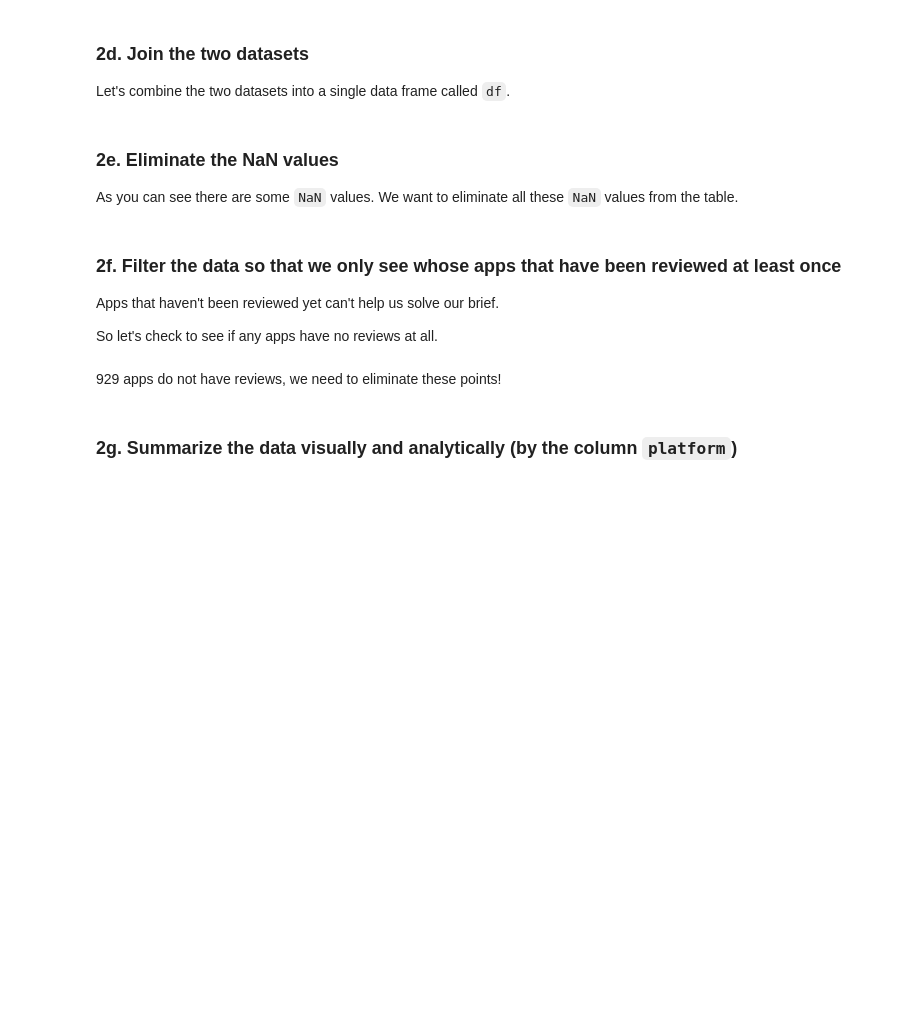
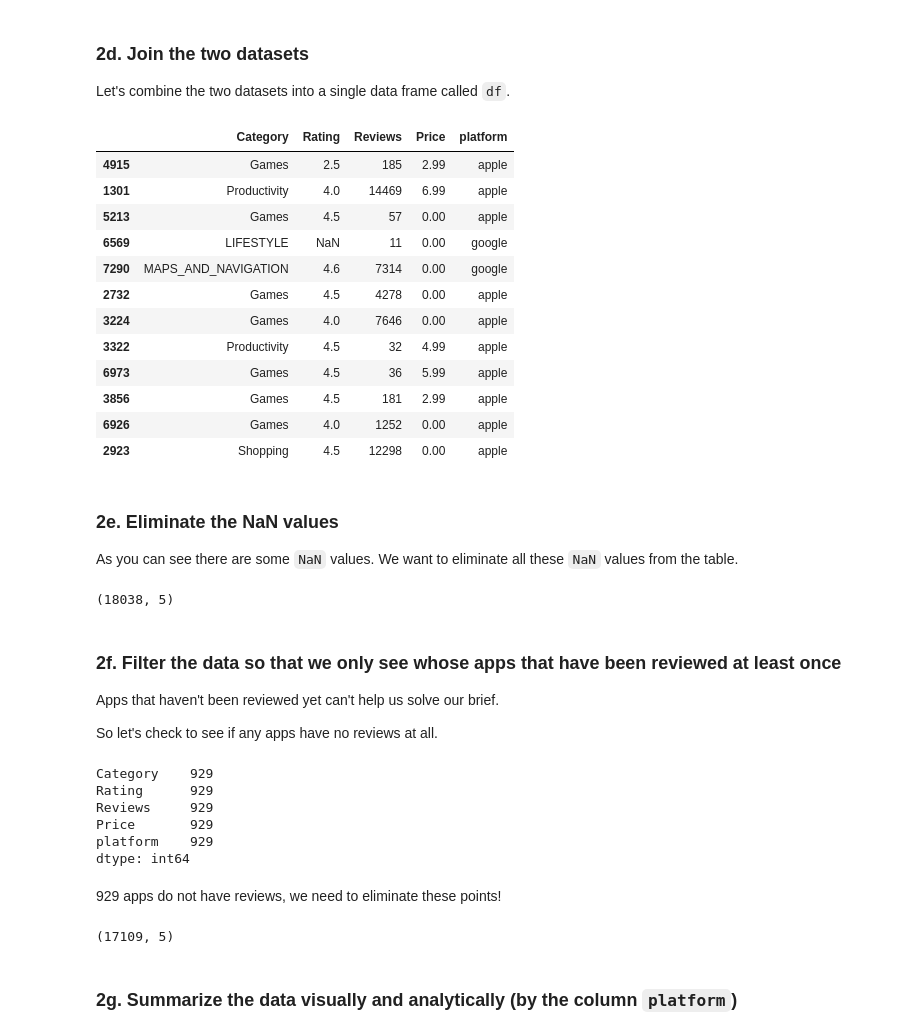
Before and after one commit to AaronCarney/Integrating-Apps, a Jupyter notebook: Project Files/Springboard Apps project - Tier 3 - Complete.ipynb, the cells around one changed output. Cells and saved outputs as stored; diff of their text form; code cells hidden in the pictures; blank space fills up the shorter version.

```diff
--- a/Project Files/Springboard Apps project - Tier 3 - Complete.ipynb
+++ b/Project Files/Springboard Apps project - Tier 3 - Complete.ipynb
@@ -189,6 +252,6 @@ _ _ _
 Notice that the column `Reviews` is still an object column. We actually need this column to be a numeric column, too.
 # %%
 # Convert the 'Reviews' column to a numeric data type.
-_ _ _
+Google_sub3.loc['Reviews'] = pd.to_numeric(Google_sub3['Reviews'], downcast='integer')
 # %%
 # Let's check the data types of Google again
@@ -198,6 +267,11 @@ _ _ _
 Let's add a new column to both dataframe objects called `platform`: all of its values in the Google dataframe will be just 'google', and all of its values for the Apple dataframe will be just 'apple'.
 
 The reason we're making this column is so that we can ultimately join our Apple and Google data together, and actually test out some hypotheses to solve the problem in our brief.
+# %%
+# The sub versions have been giving issues with red cells so:
+
+Google = Google_sub3
+Apple = Apple_sub
 # %%
 # Create a column called 'platform' in both the Apple and Google dataframes.
 # Add the value 'apple' and the value 'google' as appropriate.
@@ -227,23 +302,39 @@ _ _ _
 Let's combine the two datasets into a single data frame called `df`.
 # %%
 # Let's use the append() method to append Apple to Google.
-_ _ _
+Google = Google.append(Apple)
 
 # Using the sample() method with the number 12 passed to it, check 12 random points of your dataset.
-_ _ _
+Google.sample(12)
+# %% [output]
+|  | Category | Rating | Reviews | Price | platform |
+| 4915 | Games | 2.5 | 185 | 2.99 | apple |
+| 1301 | Productivity | 4.0 | 14469 | 6.99 | apple |
+| 5213 | Games | 4.5 | 57 | 0.00 | apple |
+| 6569 | LIFESTYLE | NaN | 11 | 0.00 | google |
+| 7290 | MAPS_AND_NAVIGATION | 4.6 | 7314 | 0.00 | google |
+| 2732 | Games | 4.5 | 4278 | 0.00 | apple |
+| 3224 | Games | 4.0 | 7646 | 0.00 | apple |
+| 3322 | Productivity | 4.5 | 32 | 4.99 | apple |
+| 6973 | Games | 4.5 | 36 | 5.99 | apple |
+| 3856 | Games | 4.5 | 181 | 2.99 | apple |
+| 6926 | Games | 4.0 | 1252 | 0.00 | apple |
+| 2923 | Shopping | 4.5 | 12298 | 0.00 | apple |
 # %% [markdown]
 ### 2e. Eliminate the NaN values
 
 As you can see there are some `NaN` values. We want to eliminate all these `NaN` values from the table.
 # %%
 # Lets check first the dimesions of df before droping `NaN` values. Use the .shape feature.
-_ _ _
+Google.shape
 
 # Use the dropna() method to eliminate all the NaN values, and overwrite the same dataframe with the result.
-_ _ _
+Google.dropna()
 
 # Check the new dimesions of our dataframe.
-_ _ _
+Google.shape
+# %% [output]
+(18038, 5)
 # %% [markdown]
 ### 2f. Filter the data so that we only see whose apps that have been reviewed at least once
 
@@ -253,12 +344,22 @@ So let's check to see if any apps have no reviews at all.
 # %%
 # Subset your df to pick out just those rows whose value for 'Reviews' is equal to 0.
 # Do a count() on the result.
-_ _ _
+Google[Google['Reviews'] == 0].count()
+# %% [output]
+Category    929
+Rating      929
+Reviews     929
+Price       929
+platform    929
+dtype: int64
 # %% [markdown]
 929 apps do not have reviews, we need to eliminate these points!
 # %%
 # Eliminate the points that have 0 reviews.
-_ _ _
+Google = Google[Google['Reviews'] != 0]
+Google.shape
+# %% [output]
+(17109, 5)
 # %% [markdown]
 ### 2g. Summarize the data visually and analytically (by the column `platform`)
 # %% [markdown]
```
Also changed, not shown: parts of 20 cells of this notebook.
